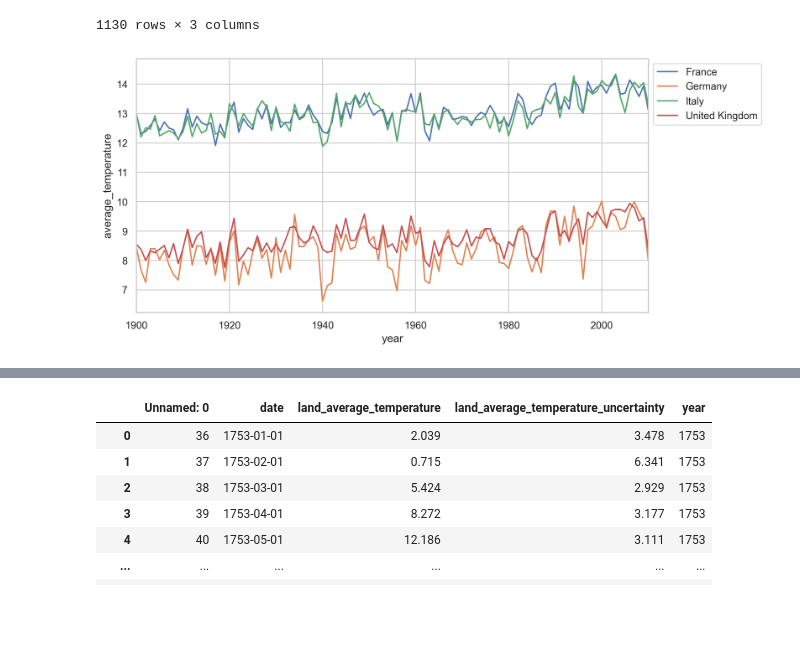
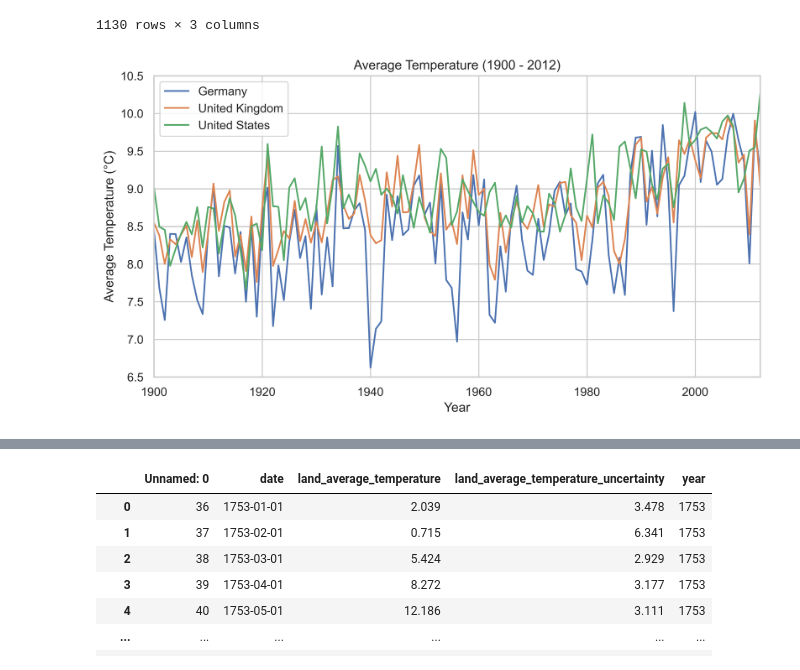
Before and after one commit to PatrickSchuetten/Climate_Change_Data_Exploration, a Jupyter notebook: notebooks/Question1.ipynb, the cells around one changed output, grey strips where cells are left out. Cells and saved outputs as stored; diff of their text form; code cells hidden in the pictures; blank space fills up the shorter version.

```diff
--- a/notebooks/Question1.ipynb
+++ b/notebooks/Question1.ipynb
@@ -100,11 +100,17 @@ temp_county_top10_pivot
 | 1129 | United States | 2012 | 10.261083 |
 1130 rows × 3 columns
 # %%
-fig,ax = plt.subplots(figsize=(10,5), dpi=300)
-sns.lineplot(temp_county_top10_pivot[temp_county_top10_pivot['country'].isin(['Germany','France','United Kingdom','Italy'])], y='average_temperature', x='year', hue='country', legend=True)
-plt.xlim(1900, 2010)
-#plt.ylim(4, 12)
-plt.legend(loc='upper left', bbox_to_anchor=(1, 1))
-plt.savefig('../resources/pictures/test.png', format='png')
+fig,ax = plt.subplots(figsize=(10,5), dpi=500)
+sns.lineplot(temp_county_top10_pivot[temp_county_top10_pivot['country'].isin(['Germany','United Kingdom','United States'])], y='average_temperature', x='year', hue='country', legend='full')
+plt.xlim(1900, 2012)
+plt.ylim(6.5, 10.5)
+#plt.legend(loc='upper left', bbox_to_anchor=(1, 1))
+sns.set(style="whitegrid")
+ax.set_xlabel('Year')
+ax.set_ylabel('Average Temperature (°C)')
+ax.set_title('Average Temperature (1900 - 2012)')
+legend = plt.legend()
+legend.set_title("")
+plt.savefig('../resources/pictures/Average Temperature 1900 - 2012.png', format='png')
 # %% [output]
-[figure, old version]
+[figure, new version]
```
Also changed, not shown: parts of 4 cells of this notebook, 1 other file.
